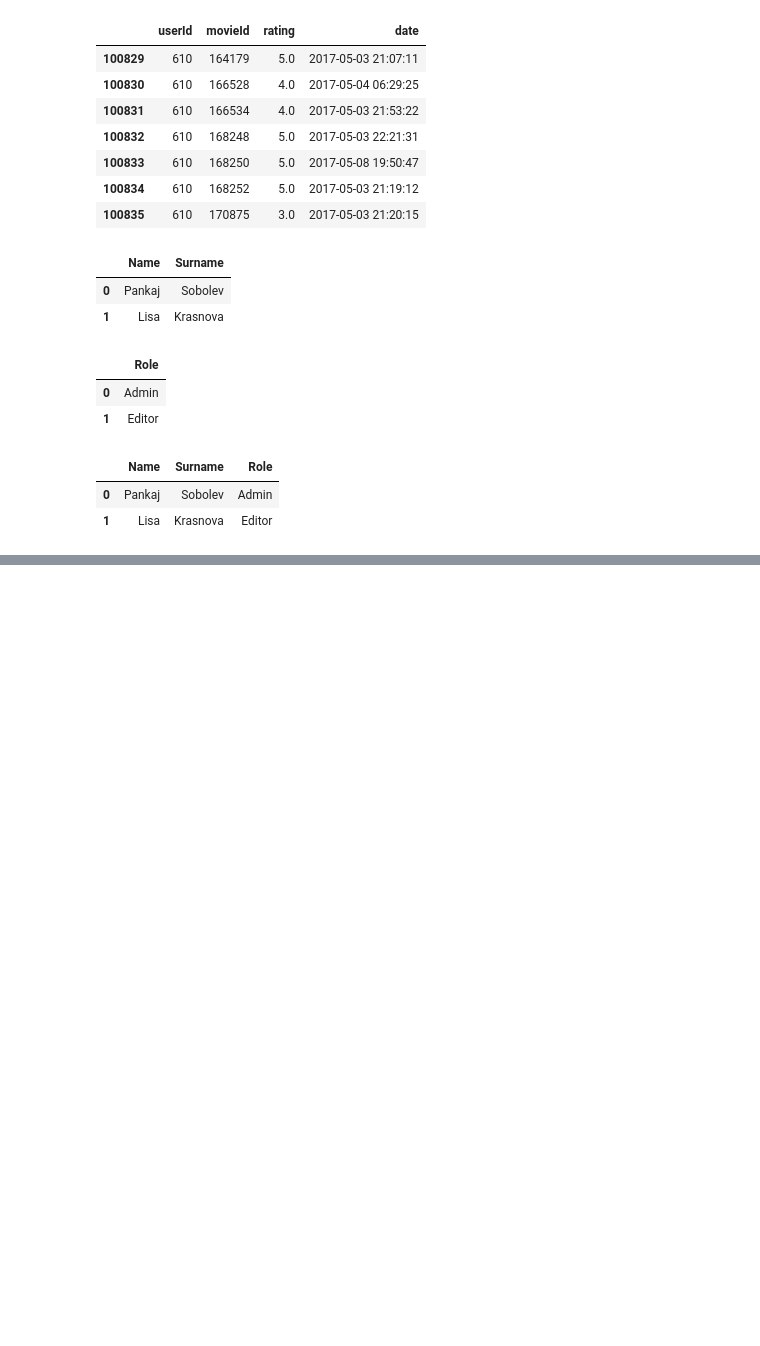
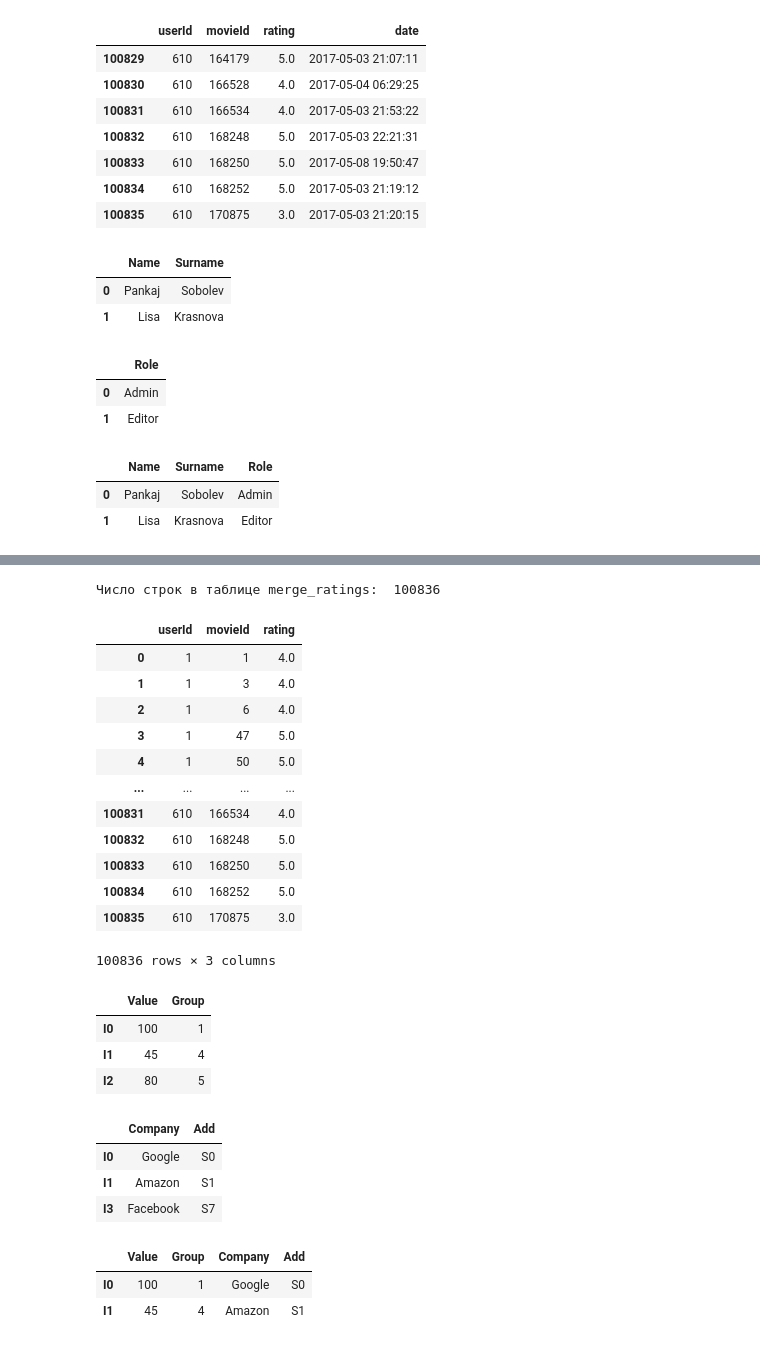
Before and after one commit to maniacmansion12/sf_data_sciense, a Jupyter notebook: Skillfactory/PYTHON-12. Продвинутые методы работы с данными в Pandas/Объединение DataFrame знакомимся с новыми данными.ipynb, the cells around one changed output, grey strips where cells are left out. Saved outputs shown, nothing was run; the diff lists cells and outputs as text; code cells hidden in the pictures; blank space fills up the shorter version.

```diff
--- a/Skillfactory/PYTHON-12. Продвинутые методы работы с данными в Pandas/Объединение DataFrame знакомимся с новыми данными.ipynb
+++ b/Skillfactory/PYTHON-12. Продвинутые методы работы с данными в Pandas/Объединение DataFrame знакомимся с новыми данными.ipynb
@@ -232,0 +306,19 @@ pd.concat([df1, df2], axis=1)
+# %%
+merge_ratings = ratings1.merge(ratings2, how='outer')
+print('Число строк в таблице merge_ratings: ', merge_ratings.shape[0])
+display(merge_ratings)
+# %% [output]
+Число строк в таблице merge_ratings:  100836
+|  | userId | movieId | rating |
+| 0 | 1 | 1 | 4.0 |
+| 1 | 1 | 3 | 4.0 |
+| 2 | 1 | 6 | 4.0 |
+| 3 | 1 | 47 | 5.0 |
+| 4 | 1 | 50 | 5.0 |
+| ... | ... | ... | ... |
+| 100831 | 610 | 166534 | 4.0 |
+| 100832 | 610 | 168248 | 5.0 |
+| 100833 | 610 | 168250 | 5.0 |
+| 100834 | 610 | 168252 | 5.0 |
+| 100835 | 610 | 170875 | 3.0 |
+100836 rows × 3 columns
@@ -232,0 +330,7 @@ pd.concat([df1, df2], axis=1)
+# %%
+data_1
+# %% [output]
+|  | Value | Group |
+| I0 | 100 | 1 |
+| I1 | 45 | 4 |
+| I2 | 80 | 5 |
@@ -232,0 +342,15 @@ pd.concat([df1, df2], axis=1)
+# %%
+data_2
+# %% [output]
+|  | Company | Add |
+| I0 | Google | S0 |
+| I1 | Amazon | S1 |
+| I3 | Facebook | S7 |
+# %%
+
+
+data_1.join(data_2, how='inner')
+# %% [output]
+|  | Value | Group | Company | Add |
+| I0 | 100 | 1 | Google | S0 |
+| I1 | 45 | 4 | Amazon | S1 |
```
Also changed, not shown: parts of 28 cells of this notebook, 4 other files.
